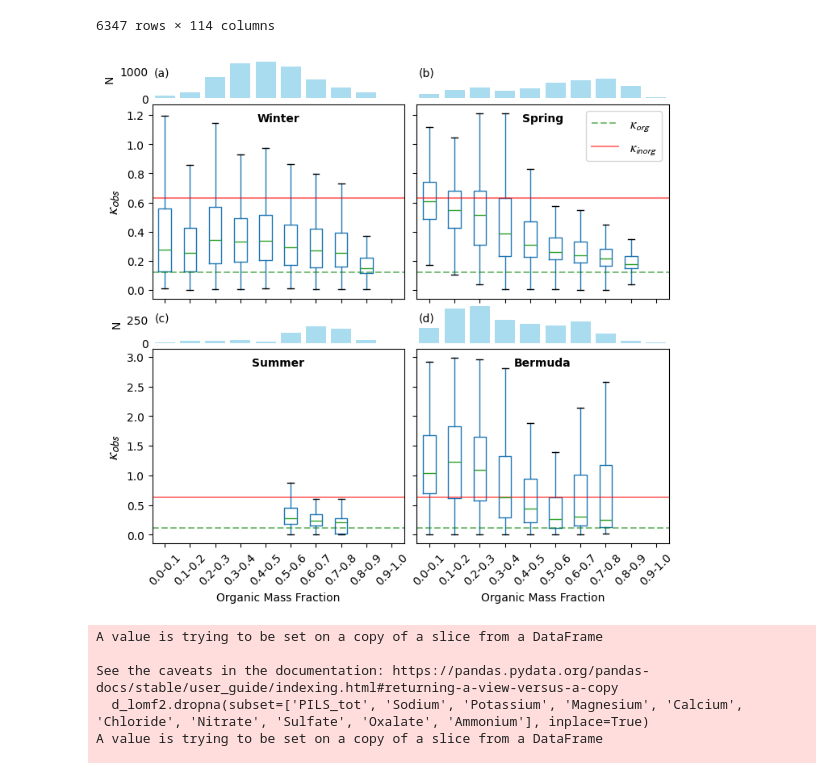
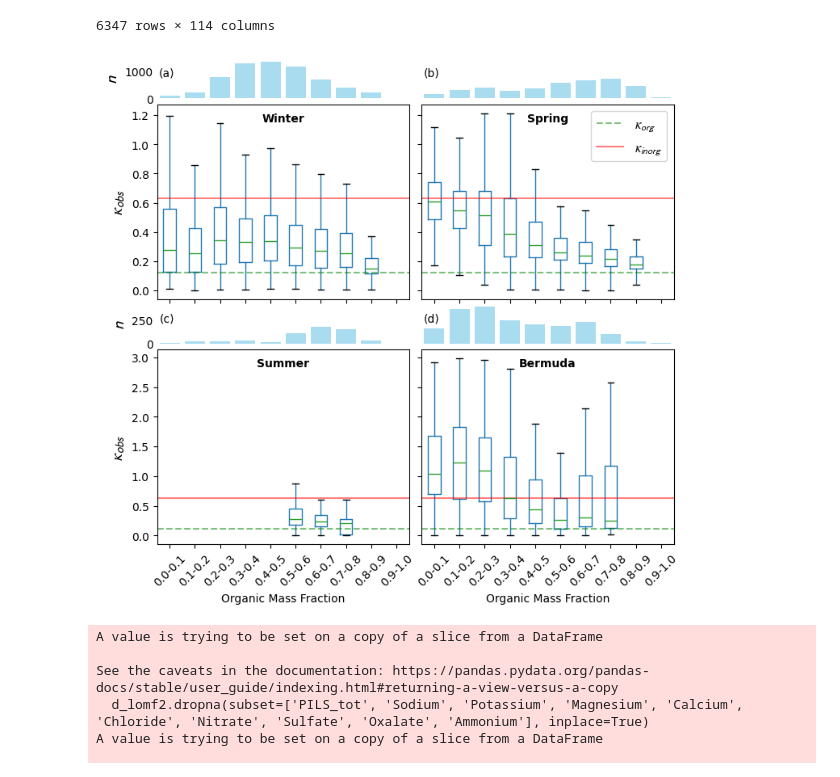
Before and after one commit to csoloff/ACTIVATE_CCN_closure, a Jupyter notebook: scripts/04_plots.ipynb, the cells around one changed output. Saved outputs shown, nothing was run; the diff lists cells and outputs as text; code cells hidden in the pictures.

Commit message:
Regenerated figures

```diff
--- a/scripts/04_plots.ipynb
+++ b/scripts/04_plots.ipynb
@@ -194,7 +194,7 @@ for l in range(0,len(counts)):
 
 # Plot the counts as a bar chart on the top subplot
 ax[0].bar(np.linspace(1,10,10), counts.values, color='skyblue', alpha=0.7)
-ax[0].set_ylabel('N')
+ax[0].set_ylabel(r'$\mathsf{n}$', fontsize=15)
 ax[0].grid(True, axis='y')
 
 # Plot boxplot of 'k_obs' for each OMF_range on the bottom subplot
@@ -718,35 +718,35 @@ for i in range(0,4):
     axes[j+1,k].text(0.5, .9, season2[i], transform=axes[j+1,k].transAxes, ha='center', va='bottom', fontweight='bold')
     axes[j+1,k].set_xlabel('')
     if k ==0:
-        axes[j,k].set_ylabel('N')
+        axes[j,k].set_ylabel(r'$\mathsf{n}$', fontsize=15)
         axes[j+1,k].set_ylabel(r'$\kappa _\mathsf{obs}$', fontsize=15)
 
     plt.subplots_adjust(hspace=.05)
     plt.subplots_adjust(wspace=.05)
     # Adjust plot and save
     plt.suptitle('')  # Remove automatic title
     axes[j+1,k].set_title('')
     #axes[1,0].set_yticks([0,.25,.5,.75,1,1.25,1.5])
     for spine in axes[j,k].spines.values():
         spine.set_visible(False)
     axes[j,k].grid(False)
     axes[j,k].tick_params(axis='both', which='both', length=0)
 
 axes[1,1].legend(fontsize=12)
 axes[3,0].set_xlabel('Organic Mass Fraction')
 axes[3,1].set_xlabel('Organic Mass Fraction')
 axes[3, 0].set_xticks(np.arange(1, 11))
 axes[3,0].set_xticklabels(labels, rotation=45)
 axes[3, 1].set_xticks(np.arange(1, 11))
 axes[3,1].set_xticklabels(labels, rotation=45)
 #plt.tight_layout()
 panel_labels = ['(a)', '(b)', '', '', '(c)', '(d)', '','']
 for ax, label in zip(axes.flat, panel_labels):
     ax.text(0.07, .8, label, transform=ax.transAxes, va='top', ha='right')
 plt.savefig('../figures/k_obs_v_OMF_with_distribution_season.png', dpi=300, bbox_inches='tight')
 plt.show()
 # %% [output]
-[figure, old version]
+[figure, new version]
 # %%
 pils = pd.read_csv('../tables/PILS_merged.csv')
 pils['OMF'] = pils['Org_Ave_IsoK_STP']/pils['ams_tot']
```
Also changed, not shown: parts of 4 cells of this notebook, 1 other file.
